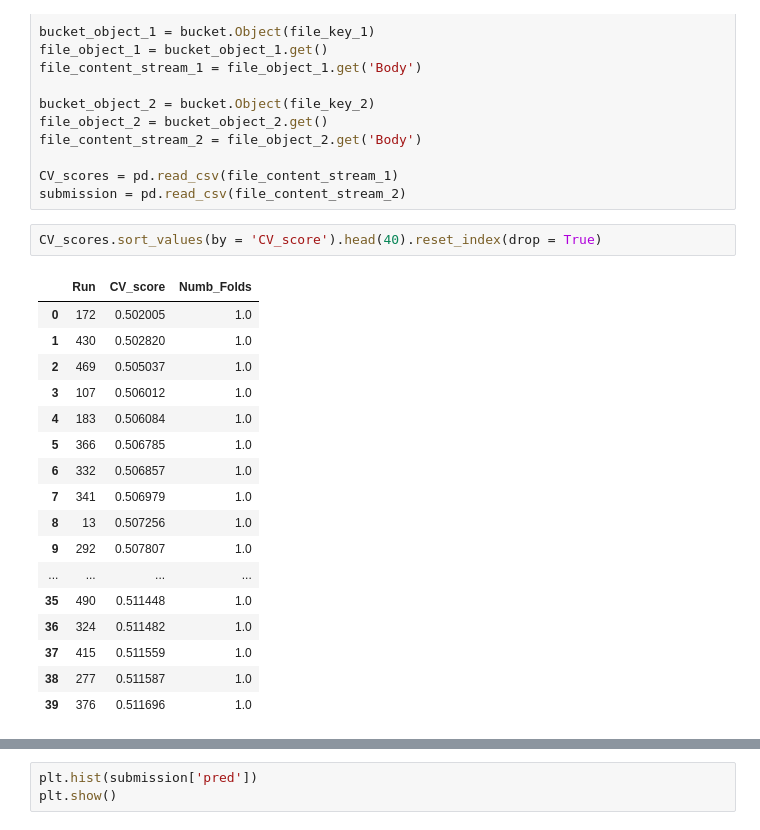
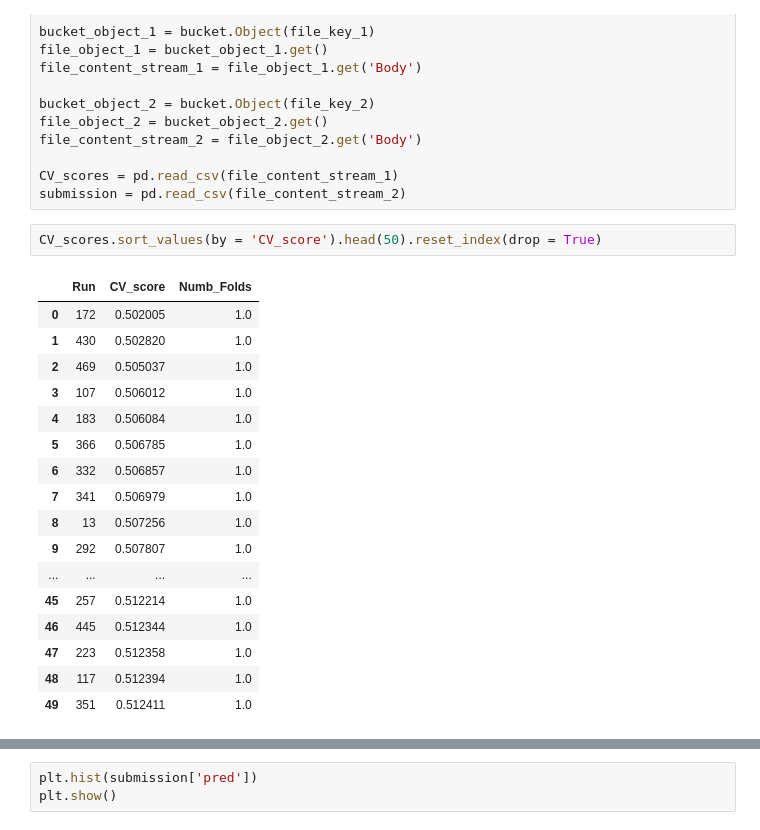
Before and after one commit to Analytics-Data-Science-and-Tech/Analytics_Data_Science, a Jupyter notebook: Tabular-Playground-Series/Tabular-Playground-Nov-2022/Playing_with_Preds.ipynb, the cells around one changed output, grey strips where cells are left out. Saved outputs shown, nothing was run; the diff lists cells and outputs as text.

```diff
--- a/Tabular-Playground-Series/Tabular-Playground-Nov-2022/Playing_with_Preds.ipynb
+++ b/Tabular-Playground-Series/Tabular-Playground-Nov-2022/Playing_with_Preds.ipynb
@@ -278,25 +278,25 @@ file_content_stream_2 = file_object_2.get('Body')
 CV_scores = pd.read_csv(file_content_stream_1)
 submission = pd.read_csv(file_content_stream_2)
 # %%
-CV_scores.sort_values(by = 'CV_score').head(40).reset_index(drop = True)
+CV_scores.sort_values(by = 'CV_score').head(50).reset_index(drop = True)
 # %% [output]
 |  | Run | CV_score | Numb_Folds |
 | 0 | 172 | 0.502005 | 1.0 |
 | 1 | 430 | 0.502820 | 1.0 |
 | 2 | 469 | 0.505037 | 1.0 |
 | 3 | 107 | 0.506012 | 1.0 |
 | 4 | 183 | 0.506084 | 1.0 |
 | 5 | 366 | 0.506785 | 1.0 |
 | 6 | 332 | 0.506857 | 1.0 |
 | 7 | 341 | 0.506979 | 1.0 |
 | 8 | 13 | 0.507256 | 1.0 |
 | 9 | 292 | 0.507807 | 1.0 |
 | ... | ... | ... | ... |
-| 35 | 490 | 0.511448 | 1.0 |
-| 36 | 324 | 0.511482 | 1.0 |
-| 37 | 415 | 0.511559 | 1.0 |
-| 38 | 277 | 0.511587 | 1.0 |
-| 39 | 376 | 0.511696 | 1.0 |
+| 45 | 257 | 0.512214 | 1.0 |
+| 46 | 445 | 0.512344 | 1.0 |
+| 47 | 223 | 0.512358 | 1.0 |
+| 48 | 117 | 0.512394 | 1.0 |
+| 49 | 351 | 0.512411 | 1.0 |
 # %%
 file_key_1 = 'Tabular-Playground-Series/Tabular-Playground-Nov-2022/LightGBM_Best_Preds_Seed/LightGBM_run_172.csv'
 file_key_2 = 'Tabular-Playground-Series/Tabular-Playground-Nov-2022/LightGBM_Best_Preds_Seed/LightGBM_run_430.csv'
```
Also changed, not shown: parts of 1 cell of this notebook.
